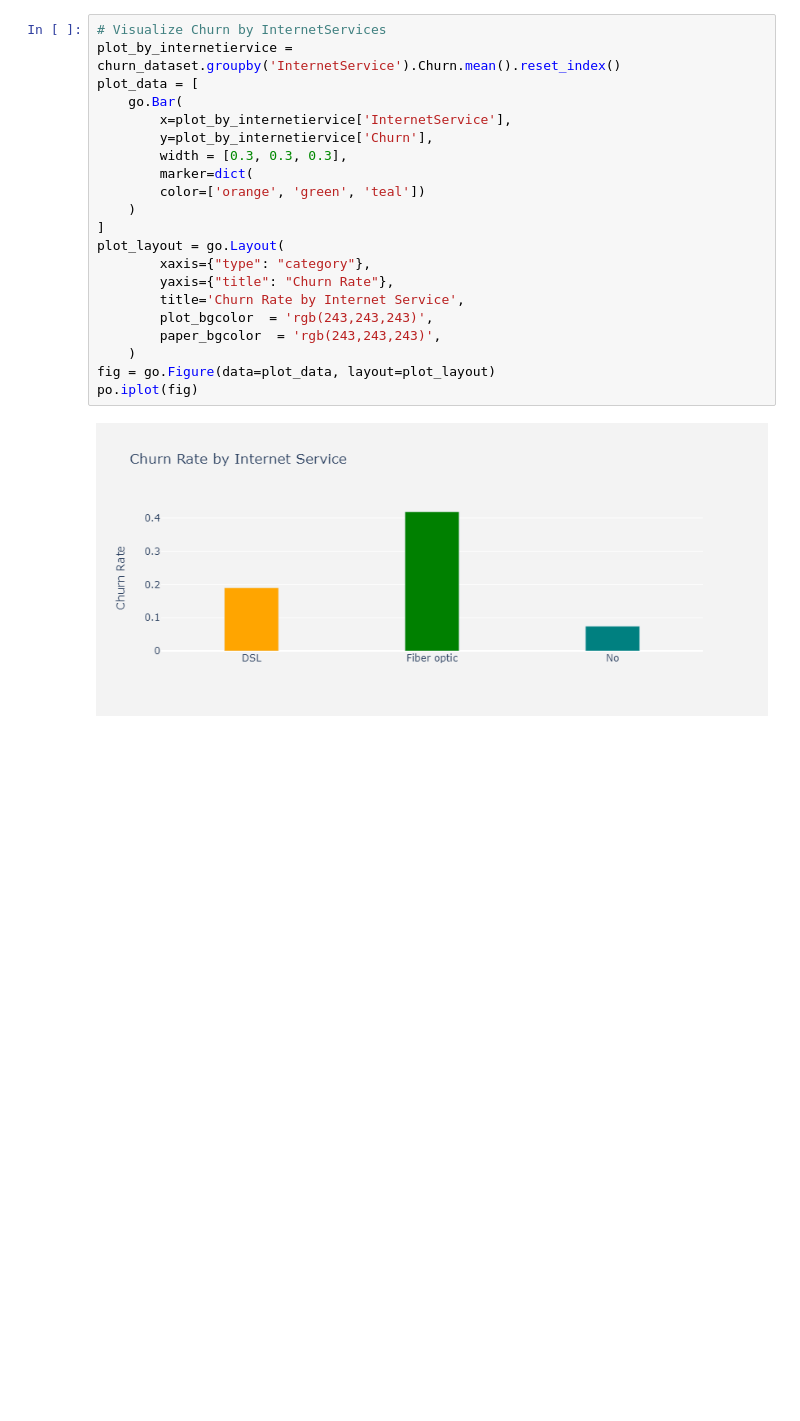
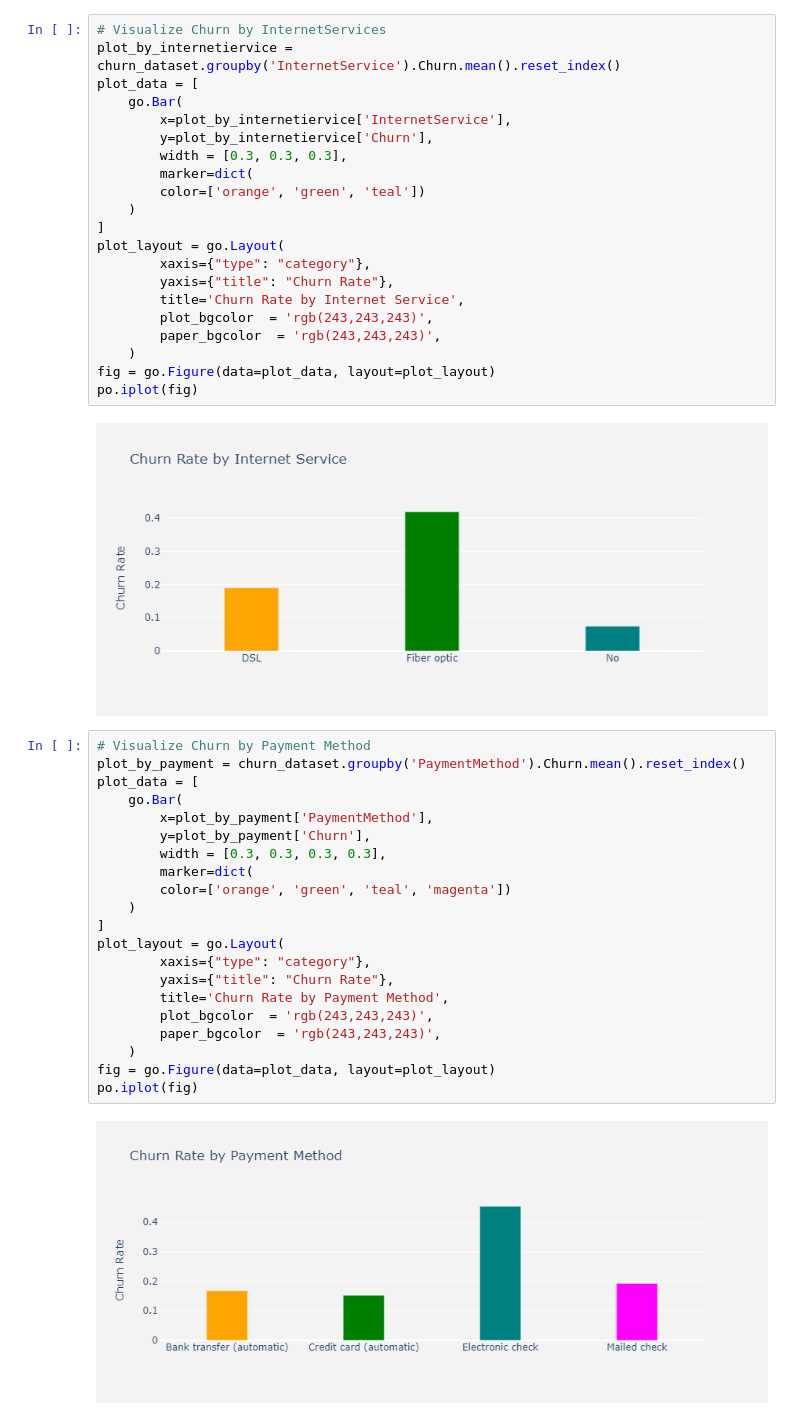
Before and after one commit to ortizfram/churn-prediction, a Jupyter notebook: churn-prediction.ipynb, the cells around one changed output. Saved outputs shown, nothing was run; the diff lists cells and outputs as text; blank space fills up the shorter version.

Commit message:
Visualize Churn by Payment Method

```diff
--- a/churn-prediction.ipynb
+++ b/churn-prediction.ipynb
@@ -140,3 +140,26 @@ fig = go.Figure(data=plot_data, layout=plot_layout)
 po.iplot(fig)
 # %% [output]
 [figure]
+# %%
+# Visualize Churn by Payment Method
+plot_by_payment = churn_dataset.groupby('PaymentMethod').Churn.mean().reset_index()
+plot_data = [
+    go.Bar(
+        x=plot_by_payment['PaymentMethod'],
+        y=plot_by_payment['Churn'],
+        width = [0.3, 0.3, 0.3, 0.3],
+        marker=dict(
+        color=['orange', 'green', 'teal', 'magenta'])
+    )
+]
+plot_layout = go.Layout(
+        xaxis={"type": "category"},
+        yaxis={"title": "Churn Rate"},
+        title='Churn Rate by Payment Method',
+        plot_bgcolor  = 'rgb(243,243,243)',
+        paper_bgcolor  = 'rgb(243,243,243)',
+    )
+fig = go.Figure(data=plot_data, layout=plot_layout)
+po.iplot(fig)
+# %% [output]
+[figure, added]
```
